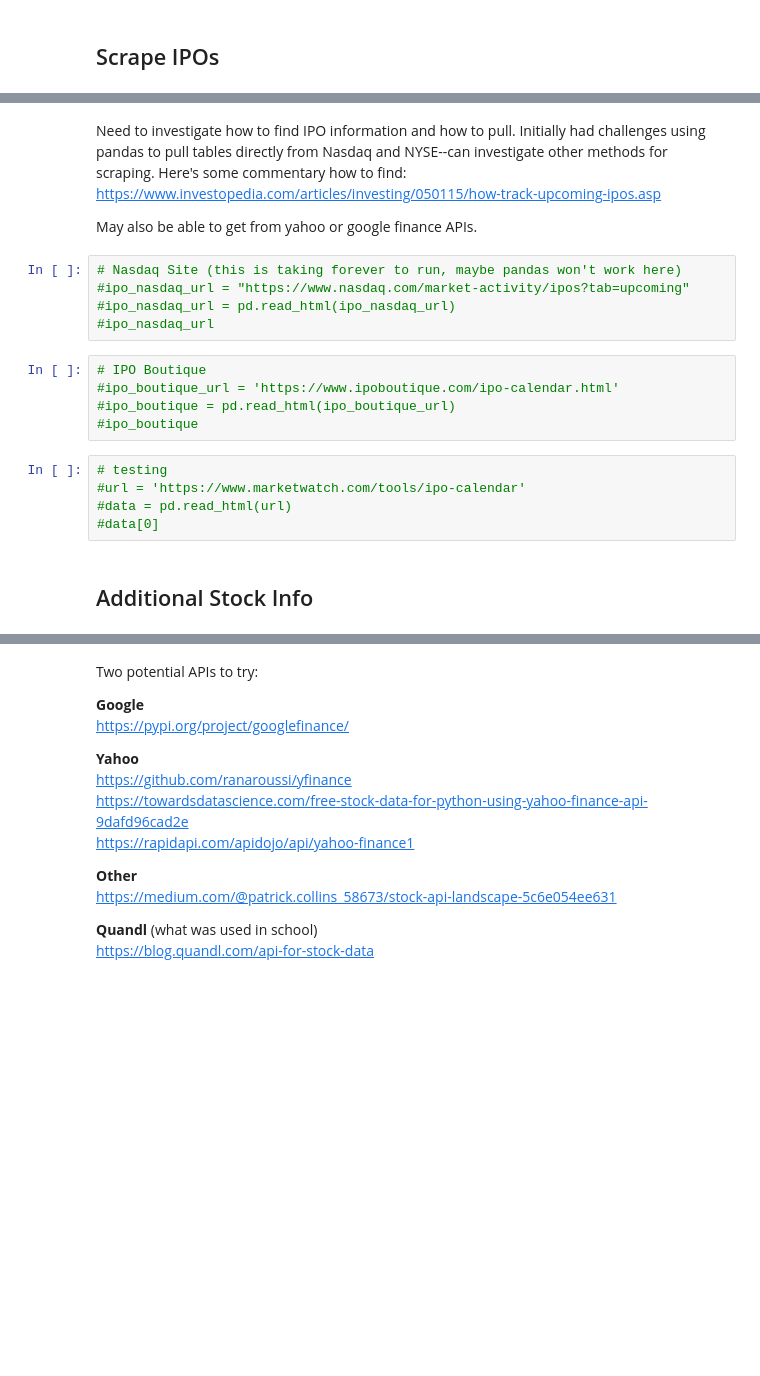
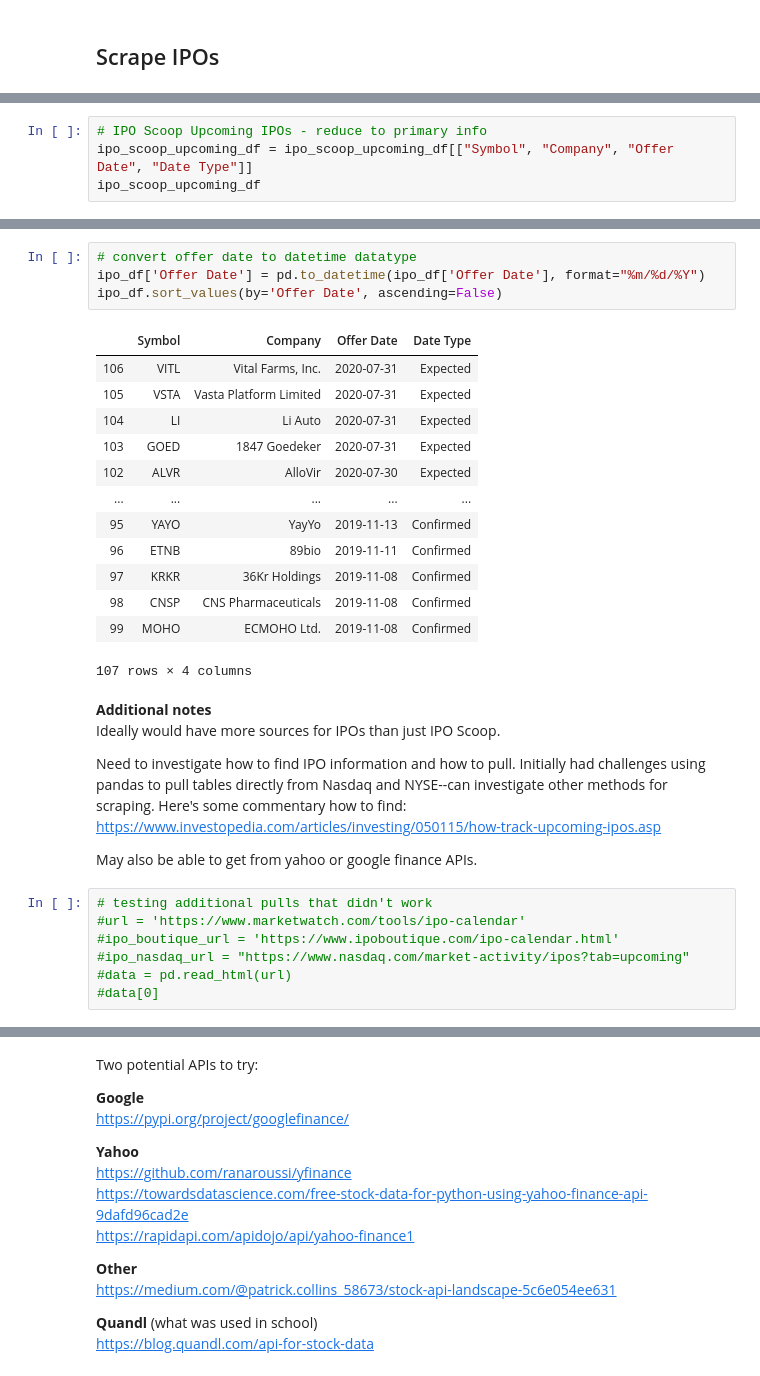
Before and after one commit to admiral810/IPO_tracker, a Jupyter notebook: get_IPO_data.ipynb, the cells around one changed output, grey strips where cells are left out. Cells and saved outputs as stored; diff of their text form; blank space fills up the shorter version.

```diff
--- a/get_IPO_data.ipynb
+++ b/get_IPO_data.ipynb
@@ -29,0 +38,4 @@ ipo_scoop_ipo[0]
+# %%
+# IPO Scoop Upcoming IPOs - reduce to primary info
+ipo_scoop_upcoming_df = ipo_scoop_upcoming_df[["Symbol", "Company", "Offer Date", "Date Type"]]
+ipo_scoop_upcoming_df
@@ -49,21 +94,32 @@ ipo_scoop_top_100[0]
+# %%
+# convert offer date to datetime datatype
+ipo_df['Offer Date'] = pd.to_datetime(ipo_df['Offer Date'], format="%m/%d/%Y")
+ipo_df.sort_values(by='Offer Date', ascending=False)
+# %% [output]
+|  | Symbol | Company | Offer Date | Date Type |
+| 106 | VITL | Vital Farms, Inc. | 2020-07-31 | Expected |
+| 105 | VSTA | Vasta Platform Limited | 2020-07-31 | Expected |
+| 104 | LI | Li Auto | 2020-07-31 | Expected |
+| 103 | GOED | 1847 Goedeker | 2020-07-31 | Expected |
+| 102 | ALVR | AlloVir | 2020-07-30 | Expected |
+| ... | ... | ... | ... | ... |
+| 95 | YAYO | YayYo | 2019-11-13 | Confirmed |
+| 96 | ETNB | 89bio | 2019-11-11 | Confirmed |
+| 97 | KRKR | 36Kr Holdings | 2019-11-08 | Confirmed |
+| 98 | CNSP | CNS Pharmaceuticals | 2019-11-08 | Confirmed |
+| 99 | MOHO | ECMOHO Ltd. | 2019-11-08 | Confirmed |
+107 rows × 4 columns
 # %% [markdown]
+__Additional notes__
+Ideally would have more sources for IPOs than just IPO Scoop.
+
 Need to investigate how to find IPO information and how to pull.  Initially had challenges using pandas to pull tables directly from Nasdaq and NYSE--can investigate other methods for scraping.  Here's some commentary how to find:  https://www.investopedia.com/articles/investing/050115/how-track-upcoming-ipos.asp
 
 May also be able to get from yahoo or google finance APIs.
-# %%
-# Nasdaq Site (this is taking forever to run, maybe pandas won't work here)
-#ipo_nasdaq_url = "https://www.nasdaq.com/market-activity/ipos?tab=upcoming"
-#ipo_nasdaq_url = pd.read_html(ipo_nasdaq_url)
-#ipo_nasdaq_url
-# %%
-# IPO Boutique
-#ipo_boutique_url = 'https://www.ipoboutique.com/ipo-calendar.html'
-#ipo_boutique = pd.read_html(ipo_boutique_url)
-#ipo_boutique
 # %%
-# testing
+# testing additional pulls that didn't work
 #url = 'https://www.marketwatch.com/tools/ipo-calendar'
+#ipo_boutique_url = 'https://www.ipoboutique.com/ipo-calendar.html'
+#ipo_nasdaq_url = "https://www.nasdaq.com/market-activity/ipos?tab=upcoming"
 #data = pd.read_html(url)
 #data[0]
-# %% [markdown]
-## Additional Stock Info
```
Also changed, not shown: parts of 15 cells of this notebook.
